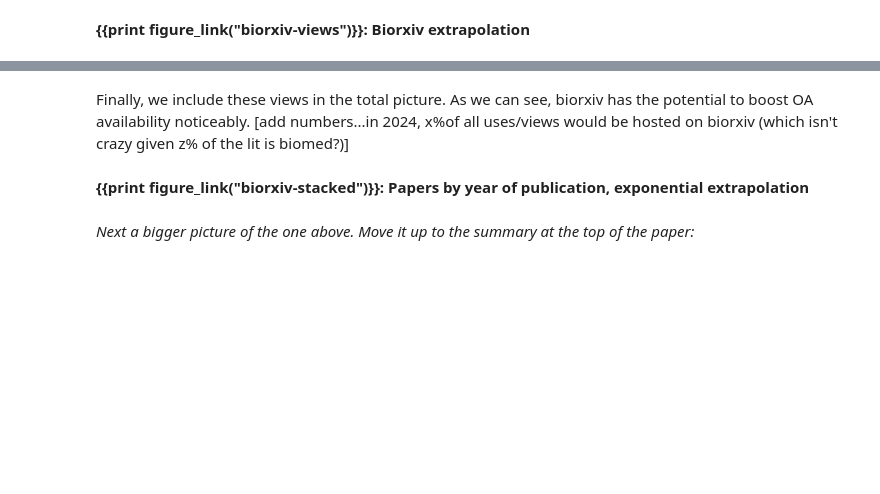
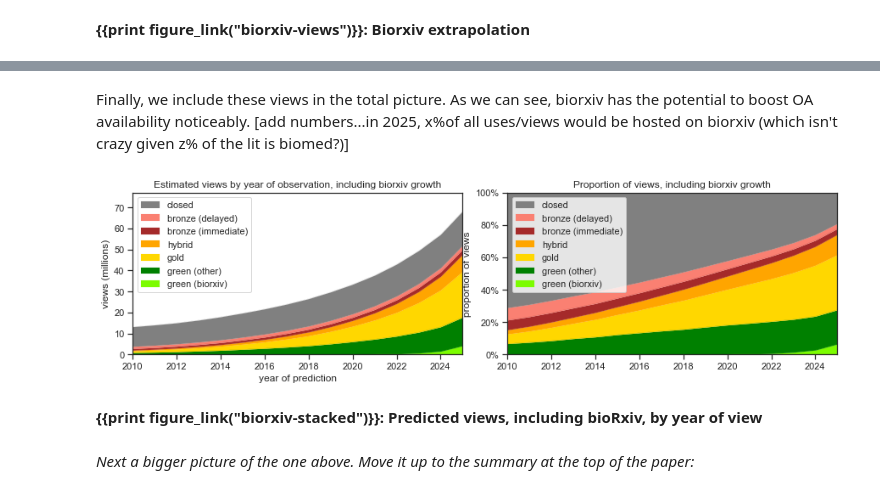
Before and after one commit to ourresearch/future-oa, a Jupyter notebook: manuscript.ipynb, the cells around one changed output, grey strips where cells are left out. Drawn from its saved outputs; the diff is of its cells as text; code cells hidden in the pictures; blank space fills up the shorter version.

```diff
--- a/manuscript.ipynb
+++ b/manuscript.ipynb
@@ -2031,43 +2147,45 @@ register_new_figure("biorxiv-stacked");
 # %% [markdown]
-Finally, we include these views in the total picture. As we can see, biorxiv has the potential to boost OA availability noticeably. [add numbers...in 2024, x%of all uses/views would be hosted on biorxiv (which isn't crazy given z% of the lit is biomed?)]
+Finally, we include these views in the total picture. As we can see, biorxiv has the potential to boost OA availability noticeably. [add numbers...in 2025, x%of all uses/views would be hosted on biorxiv (which isn't crazy given z% of the lit is biomed?)]
 # %%
 all_data_pivot_plus_biorxiv = total_views_including_biorxiv.pivot_table(
              index='observation_year', columns='graph_type', values=['views'], aggfunc=np.sum)\
        .sort_index(axis=1, level=1)\
        .swaplevel(0, 1, axis=1)
 all_data_pivot_plus_biorxiv.columns = all_data_pivot_plus_biorxiv.columns.levels[0]
 # all_data_pivot_plus_biorxiv["biorxiv"] = all_data_pivot_plus_biorxiv["biorxiv"].fillna(0)
 # all_data_pivot_plus_biorxiv["closed"] -= all_data_pivot_plus_biorxiv["biorxiv"]
 all_data_pivot_plus_biorxiv
 
 
 
 fig, (ax1, ax2) = plt.subplots(1, 2, figsize=(12, 3), sharex=True, sharey=False)
 plt.tight_layout(pad=0, w_pad=2, h_pad=1)
 plt.subplots_adjust(hspace=1)
 
 all_data_pivot_plus_biorxiv_graph = all_data_pivot_plus_biorxiv
 all_data_pivot_plus_biorxiv_graph = all_data_pivot_plus_biorxiv_graph.loc[all_data_pivot.index > 1960]
 my_plot = all_data_pivot_plus_biorxiv_graph[graph_type_order_plus_biorxiv].plot.area(stacked=True, color=graph_type_colors_plus_biorxiv, ax=ax1, linewidth=0.1)
 ax1.yaxis.set_major_formatter(mpl.ticker.FuncFormatter(lambda y, pos: '{0:,.0f}'.format(y/(1000*1000.0))))
 ax1.set_xlabel('year of prediction')
 ax1.set_ylabel('views (millions)')
-ax1.set_xlim(2010, 2024)
+ax1.set_xlim(2010, 2025)
 ax1.set_ylim(0, 1.2*max(all_data_pivot_graph.sum(1)))
-ax1.set_title("Estimated views by year of access, including biorxiv growth");
+ax1.set_title("Estimated views by year of observation, including biorxiv growth");
 handles, labels = my_plot.get_legend_handles_labels(); my_plot.legend(reversed(handles[0:7]), reversed(plus_biorxiv_labels[0:7]), loc='upper left');  # reverse to keep order consistent
 
 df_diff_proportional_plus_biorxiv = all_data_pivot_plus_biorxiv.div(all_data_pivot_graph.sum(1), axis=0)
 my_plot = df_diff_proportional_plus_biorxiv[graph_type_order_plus_biorxiv].plot.area(stacked=True, color=graph_type_colors_plus_biorxiv, ax=ax2, linewidth=0.1)
 my_plot.yaxis.set_major_formatter(mpl.ticker.PercentFormatter(xmax=1))
 ax2.set_xlabel('')
 ax2.set_ylabel('proportion of views')
 ax2.set_title("Proportion of views, including biorxiv growth");
-ax2.set_xlim(2010, 2024)
+ax2.set_xlim(2010, 2025)
 ax2.set_ylim(0, 1)
 handles, labels = my_plot.get_legend_handles_labels(); my_plot.legend(reversed(handles[0:7]), reversed(plus_biorxiv_labels[0:7]), loc='upper left');  # reverse to keep order consistent
+# %% [output]
+[figure, added]
 # %% [markdown]
-**{{print figure_link("biorxiv-stacked")}}: Papers by year of publication, exponential extrapolation**
+**{{print figure_link("biorxiv-stacked")}}: Predicted views, including bioRxiv, by year of view**
 # %% [markdown]
 *Next a bigger picture of the one above. Move it up to the summary at the top of the paper:*
 # %%
```
Also changed, not shown: parts of 73 cells of this notebook, 32 other files.
